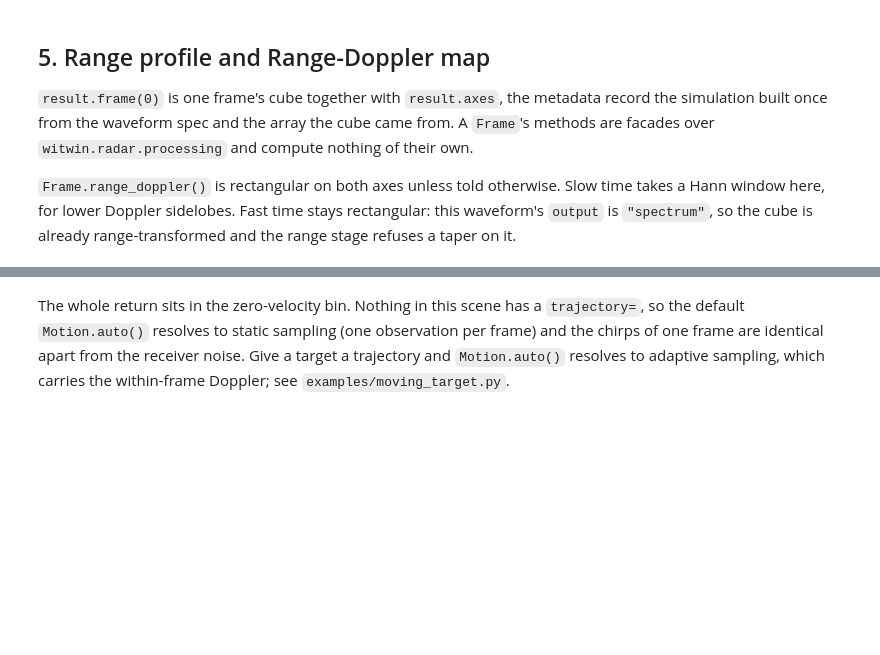
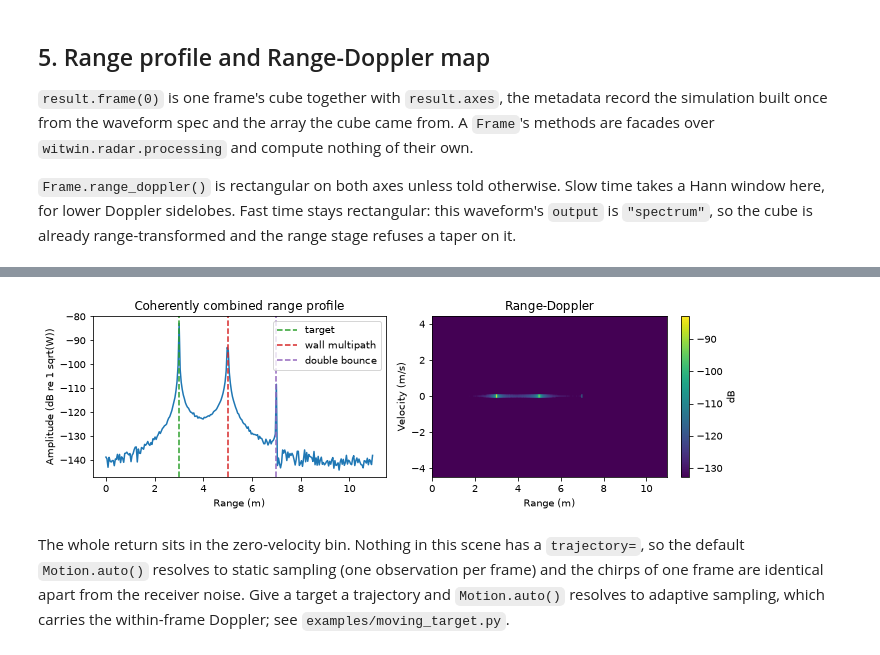
Before and after one commit to witwin-ai/witwin-radar, a Jupyter notebook: examples/single_point.ipynb, the cells around one changed output, grey strips where cells are left out. Drawn from its saved outputs; the diff is of its cells as text; code cells hidden in the pictures; blank space fills up the shorter version.

```diff
--- a/examples/single_point.ipynb
+++ b/examples/single_point.ipynb
@@ -112,29 +133,36 @@ print(f"direct {true_range_m:.4f} m; wall multipath {multipath_range_m:.4f} m")
 # %%
+# The receiver samples complex (IQ), so the whole published range axis is
+# unambiguous: 256 bins of 4.3 cm, out to 11 m.
 ranges = axes.range_m.cpu().numpy()
 velocities = axes.velocity_mps.cpu().numpy()
-half = axes.range_bin_count // 2
 
 fig, (left, right) = plt.subplots(1, 2, figsize=(10, 3.2), dpi=72)
-left.plot(ranges[:half], 20 * torch.log10(range_response[:half] + 1e-30).cpu().numpy())
+left.plot(ranges, 20 * torch.log10(range_response + 1e-30).cpu().numpy())
 left.axvline(true_range_m, color="tab:green", ls="--", label="target")
 left.axvline(multipath_range_m, color="tab:red", ls="--", label="wall multipath")
+left.axvline(2 * multipath_range_m - true_range_m, color="tab:purple", ls="--", label="double bounce")
 left.set_xlabel("Range (m)")
 left.set_ylabel("Amplitude (dB re 1 sqrt(W))")
 left.set_title("Coherently combined range profile")
 left.legend()
 
+rd_db = 20 * torch.log10(combined.abs() + 1e-30).cpu().numpy()
 image = right.imshow(
-    20 * torch.log10(combined.abs()[:, :half] + 1e-30).cpu().numpy(),
-    extent=[ranges[0], ranges[half - 1], velocities[0], velocities[-1]],
+    rd_db,
+    extent=[ranges[0], ranges[-1], velocities[0], velocities[-1]],
     origin="lower",
     aspect="auto",
     cmap="viridis",
+    vmin=float(rd_db.max()) - 50.0,
+    vmax=float(rd_db.max()),
 )
 right.set_xlabel("Range (m)")
 right.set_ylabel("Velocity (m/s)")
 right.set_title("Range-Doppler")
 fig.colorbar(image, ax=right, label="dB")
 plt.tight_layout()
+# %% [output]
+[figure, added]
 # %% [markdown]
 The whole return sits in the zero-velocity bin. Nothing in this scene has a
 `trajectory=`, so the default `Motion.auto()` resolves to static sampling (one
```
Also changed, not shown: parts of 6 cells of this notebook, 2 other files.
